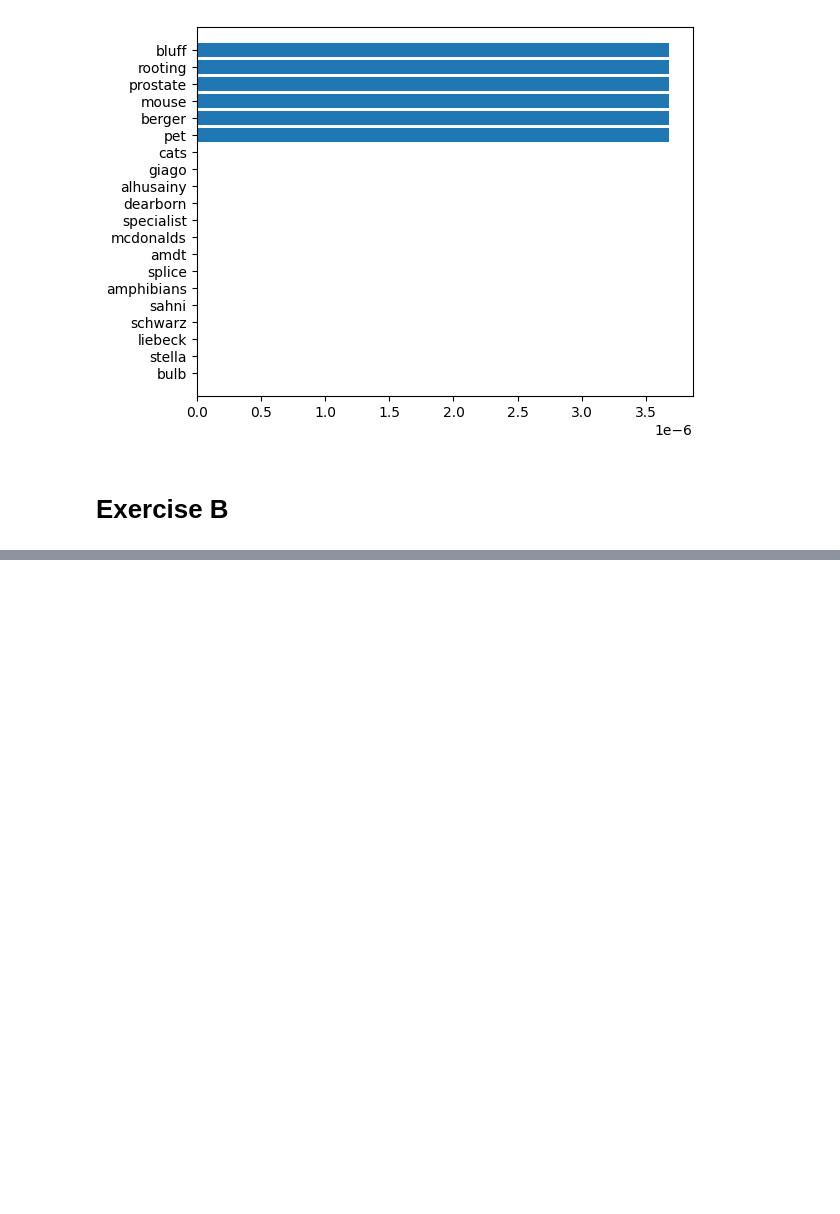
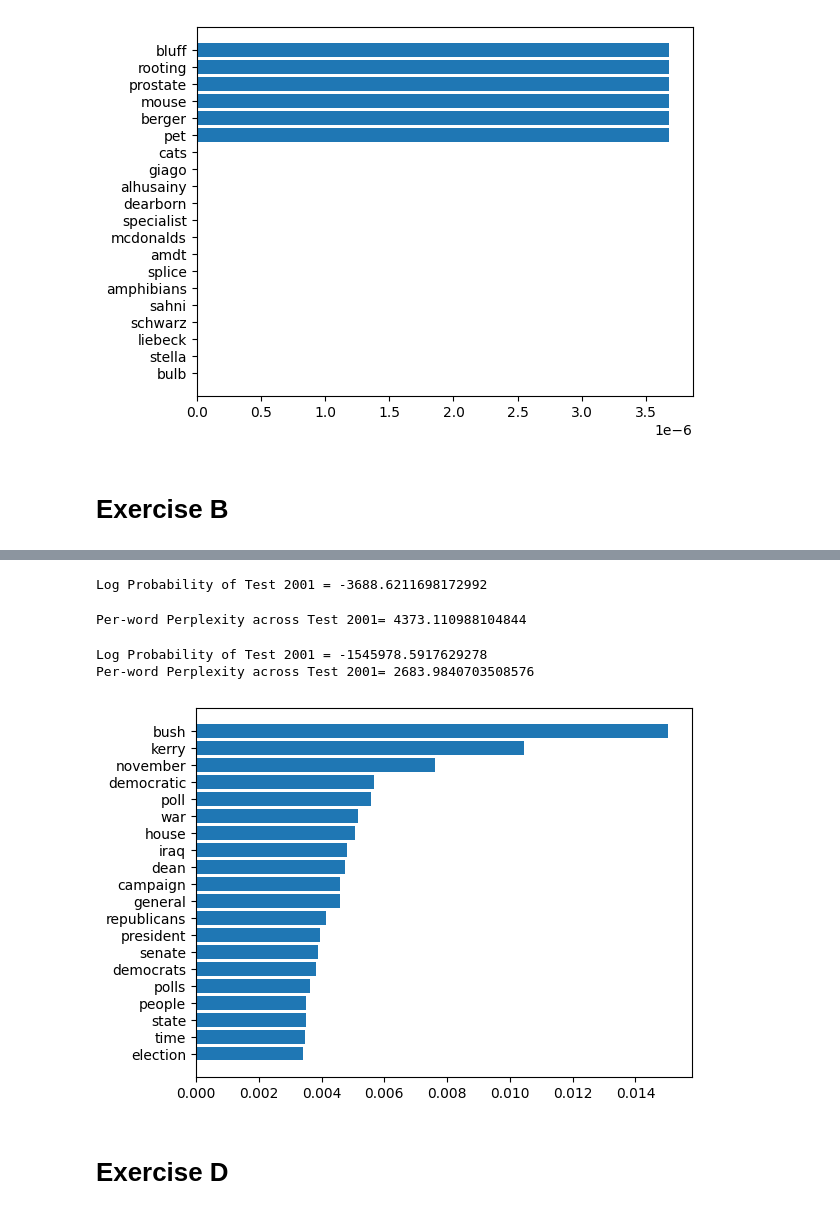
Before and after one commit to ofs416/Probabilistic_Machine_Learning, a Jupyter notebook: Coursework3/work.ipynb, the cells around one changed output, grey strips where cells are left out. Saved outputs shown, nothing was run; the diff lists cells and outputs as text; code cells hidden in the pictures; blank space fills up the shorter version.

```diff
--- a/Coursework3/work.ipynb
+++ b/Coursework3/work.ipynb
@@ -77,0 +80,48 @@ plt.show()
+# %%
+word_counts = np.zeros(W)
+# Populate the count matrices by looping over documents
+test_documents = np.where(B[:, 0] == 2001)  # get all occurrences of document d in the training data
+w = np.array(B[test_documents, 1])  # number of unique words in document d
+c = np.array(B[test_documents, 2])  # counts of words in document d
+word_counts[w-1] += c  # number of times w is assigned to component k
+# %%
+log_prob = np.dot(word_counts, np.log(posterior_word_freq))
+print(f'Log Probability of Test 2001 = {log_prob}')
+# %% [output]
+Log Probability of Test 2001 = -3688.6211698172992
+# %%
+perplexity = np.exp(-log_prob / np.sum(word_counts))
+print(f'Per-word Perplexity across Test 2001= {perplexity}')
+# %% [output]
+Per-word Perplexity across Test 2001= 4373.110988104844
+# %%
+W = np.max([np.max(A[:, 1]), np.max(B[:, 1])])  # total number of unique words
+D = np.max(B[:, 0])  # number of documents in A
+
+word_counts = np.zeros(W)
+# Populate the count matrices by looping over documents
+for d in range(D):
+    training_documents = np.where(B[:, 0] == d+1)  # get all occurrences of document d in the training data
+    w = np.array(B[training_documents, 1])  # number of unique words in document d
+    c = np.array(B[training_documents, 2])  # counts of words in document d
+    word_counts[w-1] += c  # number of times w is assigned to component k
+no_words = np.sum(word_counts).astype(int)
+# %%
+log_prob = np.dot(word_counts, np.log(posterior_word_freq))
+print(f'Log Probability of Test 2001 = {log_prob}')
+perplexity = np.exp(-log_prob / no_words)
+print(f'Per-word Perplexity across Test 2001= {perplexity}')
+# %% [output]
+Log Probability of Test 2001 = -1545978.5917629278
+Per-word Perplexity across Test 2001= 2683.9840703508576
+# %%
+word_freq = word_counts / no_words
+top_20_ids = np.argsort(word_freq)[-20:]
+top_20_freq = word_freq[top_20_ids]
+top_20_words = [word[0] for word in V[top_20_ids, 0]]
+plt.barh(top_20_words, top_20_freq)
+plt.show()
+# %% [output]
+[figure, added]
+# %% [markdown]
+# Exercise D
```
Also changed, not shown: parts of 6 cells of this notebook.
